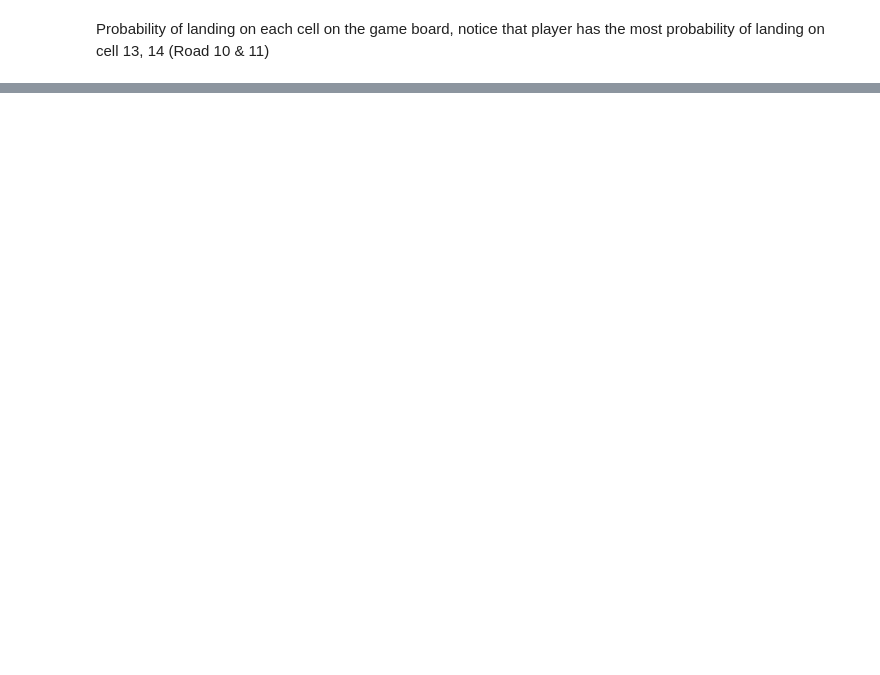
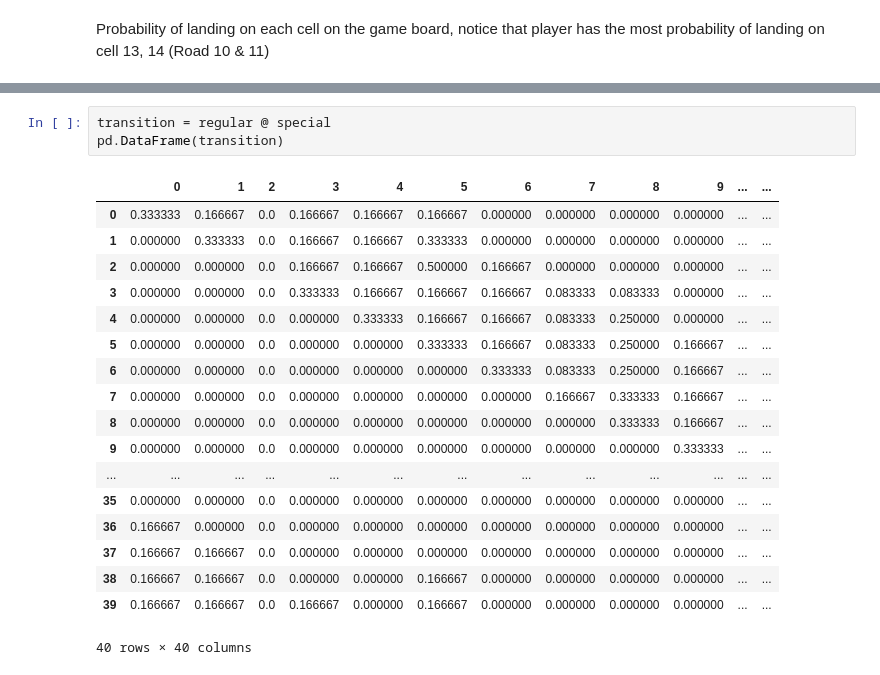
Before and after one commit to xuzhe0205/IOB_markovchain, a Jupyter notebook: IOBmarkovchain.ipynb, the cells around one changed output, grey strips where cells are left out. Drawn from its saved outputs; the diff is of its cells as text; blank space fills up the shorter version.

```diff
--- a/IOBmarkovchain.ipynb
+++ b/IOBmarkovchain.ipynb
@@ -157,0 +238,22 @@ plt.plot(v)
+# %%
+transition = regular @ special
+pd.DataFrame(transition)
+# %% [output]
+|  | 0 | 1 | 2 | 3 | 4 | 5 | 6 | 7 | 8 | 9 | ... | ... |
+| 0 | 0.333333 | 0.166667 | 0.0 | 0.166667 | 0.166667 | 0.166667 | 0.000000 | 0.000000 | 0.000000 | 0.000000 | ... | ... |
+| 1 | 0.000000 | 0.333333 | 0.0 | 0.166667 | 0.166667 | 0.333333 | 0.000000 | 0.000000 | 0.000000 | 0.000000 | ... | ... |
+| 2 | 0.000000 | 0.000000 | 0.0 | 0.166667 | 0.166667 | 0.500000 | 0.166667 | 0.000000 | 0.000000 | 0.000000 | ... | ... |
+| 3 | 0.000000 | 0.000000 | 0.0 | 0.333333 | 0.166667 | 0.166667 | 0.166667 | 0.083333 | 0.083333 | 0.000000 | ... | ... |
+| 4 | 0.000000 | 0.000000 | 0.0 | 0.000000 | 0.333333 | 0.166667 | 0.166667 | 0.083333 | 0.250000 | 0.000000 | ... | ... |
+| 5 | 0.000000 | 0.000000 | 0.0 | 0.000000 | 0.000000 | 0.333333 | 0.166667 | 0.083333 | 0.250000 | 0.166667 | ... | ... |
+| 6 | 0.000000 | 0.000000 | 0.0 | 0.000000 | 0.000000 | 0.000000 | 0.333333 | 0.083333 | 0.250000 | 0.166667 | ... | ... |
+| 7 | 0.000000 | 0.000000 | 0.0 | 0.000000 | 0.000000 | 0.000000 | 0.000000 | 0.166667 | 0.333333 | 0.166667 | ... | ... |
+| 8 | 0.000000 | 0.000000 | 0.0 | 0.000000 | 0.000000 | 0.000000 | 0.000000 | 0.000000 | 0.333333 | 0.166667 | ... | ... |
+| 9 | 0.000000 | 0.000000 | 0.0 | 0.000000 | 0.000000 | 0.000000 | 0.000000 | 0.000000 | 0.000000 | 0.333333 | ... | ... |
+| ... | ... | ... | ... | ... | ... | ... | ... | ... | ... | ... | ... | ... |
+| 35 | 0.000000 | 0.000000 | 0.0 | 0.000000 | 0.000000 | 0.000000 | 0.000000 | 0.000000 | 0.000000 | 0.000000 | ... | ... |
+| 36 | 0.166667 | 0.000000 | 0.0 | 0.000000 | 0.000000 | 0.000000 | 0.000000 | 0.000000 | 0.000000 | 0.000000 | ... | ... |
+| 37 | 0.166667 | 0.166667 | 0.0 | 0.000000 | 0.000000 | 0.000000 | 0.000000 | 0.000000 | 0.000000 | 0.000000 | ... | ... |
+| 38 | 0.166667 | 0.166667 | 0.0 | 0.000000 | 0.000000 | 0.166667 | 0.000000 | 0.000000 | 0.000000 | 0.000000 | ... | ... |
+| 39 | 0.166667 | 0.166667 | 0.0 | 0.166667 | 0.000000 | 0.166667 | 0.000000 | 0.000000 | 0.000000 | 0.000000 | ... | ... |
+40 rows × 40 columns
```
Also changed, not shown: parts of 21 cells of this notebook, 1 other file.
